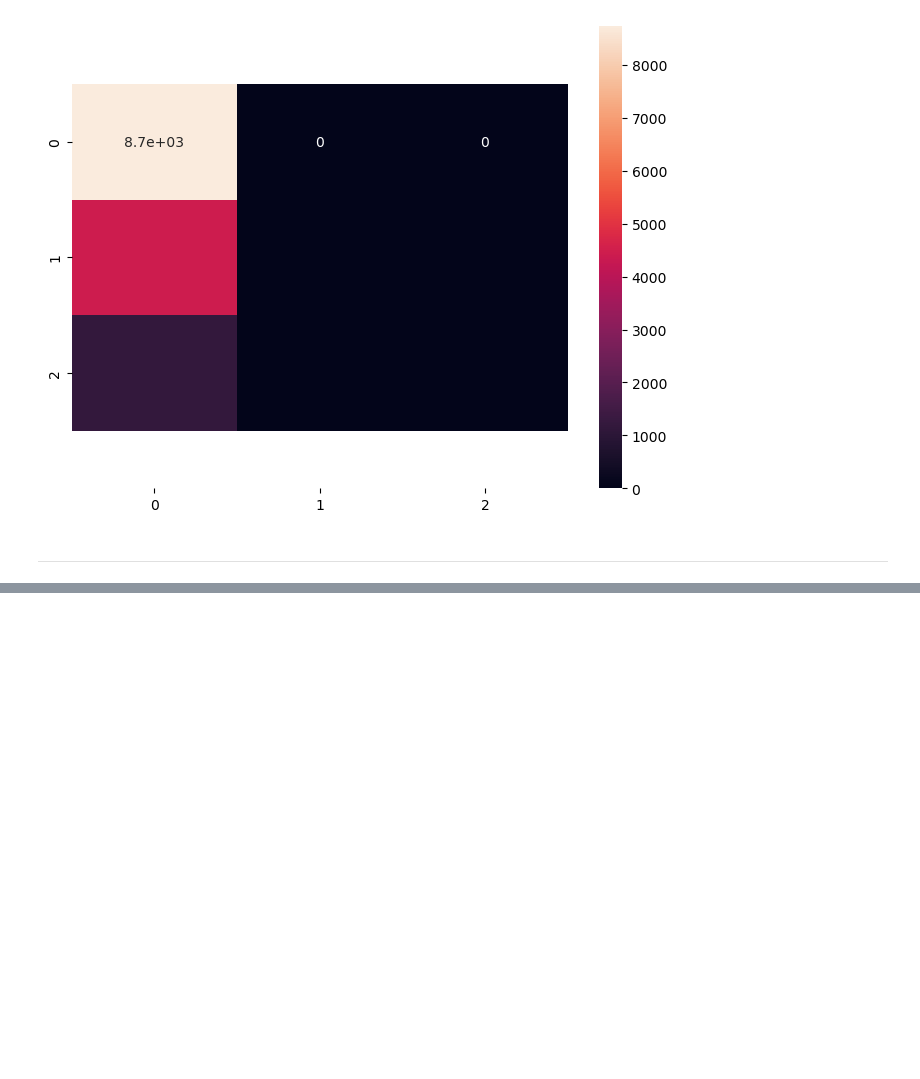
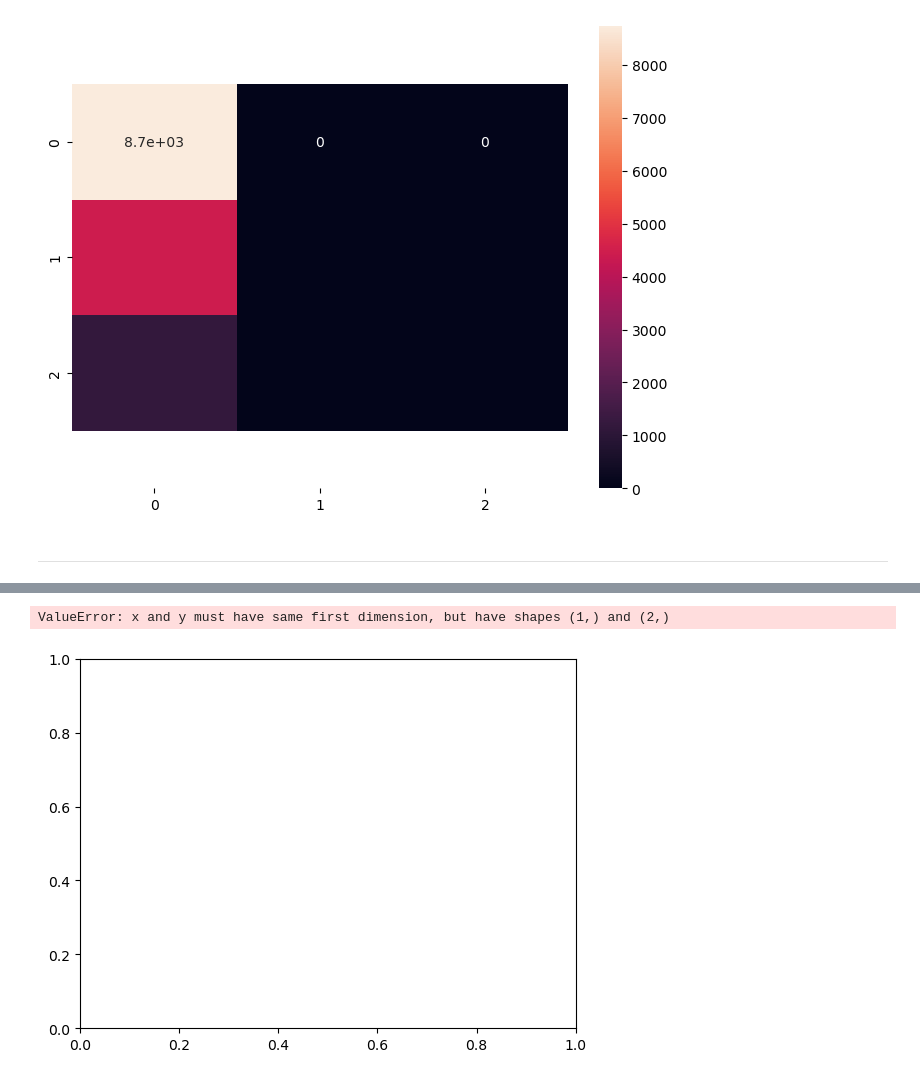
Before and after one commit to Galo0000/Nocountry_proyect_01, a Jupyter notebook: ML_test.ipynb, the cells around one changed output, grey strips where cells are left out. Cells and saved outputs as stored; diff of their text form; code cells hidden in the pictures; blank space fills up the shorter version.

```diff
--- a/ML_test.ipynb
+++ b/ML_test.ipynb
@@ -342,0 +390,44 @@ torch.save(best_model.state_dict(), 'mejor_modelo.pth')
+# %%
+class Classifier(nn.Module):
+    def __init__(self, input_dim, output_dim):
+        super(Classifier, self).__init__()
+        self.fc1 = nn.Linear(input_dim, 64)
+        self.fc2 = nn.Linear(64, output_dim)
+
+    def forward(self, x):
+        x = torch.relu(self.fc1(x))
+        x = self.fc2(x)
+        return x
+# %%
+# Configuración del modelo
+input_dim = X_train.shape[1]
+output_dim = len(df['readmitted'].unique())
+model = Classifier(input_dim, output_dim).cuda()
+
+# Definir función de pérdida y optimizador
+criterion = nn.CrossEntropyLoss()
+optimizer = optim.Adam(model.parameters(), lr=0.001)
+# %%
+# Entrenamiento del modelo
+epochs = 1000
+train_losses = []
+
+for epoch in range(epochs):
+    model.train()
+    optimizer.zero_grad()
+    outputs = model(X_train_tensor)
+    loss = criterion(outputs, y_train_tensor)
+    loss.backward()
+    optimizer.step()
+
+    train_losses.append(loss.item())
+    print(f'Epoch [{epoch+1}/{epochs}], Loss: {loss.item()}')
+
+# Graficar las métricas durante el entrenamiento
+plt.plot(range(1, epochs+1), train_losses, label='Training Loss')
+plt.title('Training Loss over Epochs')
+plt.xlabel('Epoch')
+plt.ylabel('Loss')
+plt.legend()
+plt.show()
+# %% [output]
@@ -342,0 +436,2 @@ torch.save(best_model.state_dict(), 'mejor_modelo.pth')
+ValueError: x and y must have same first dimension, but have shapes (1,) and (2,)
+[figure, added]
```
Also changed, not shown: parts of 14 cells of this notebook, 6 other files.
